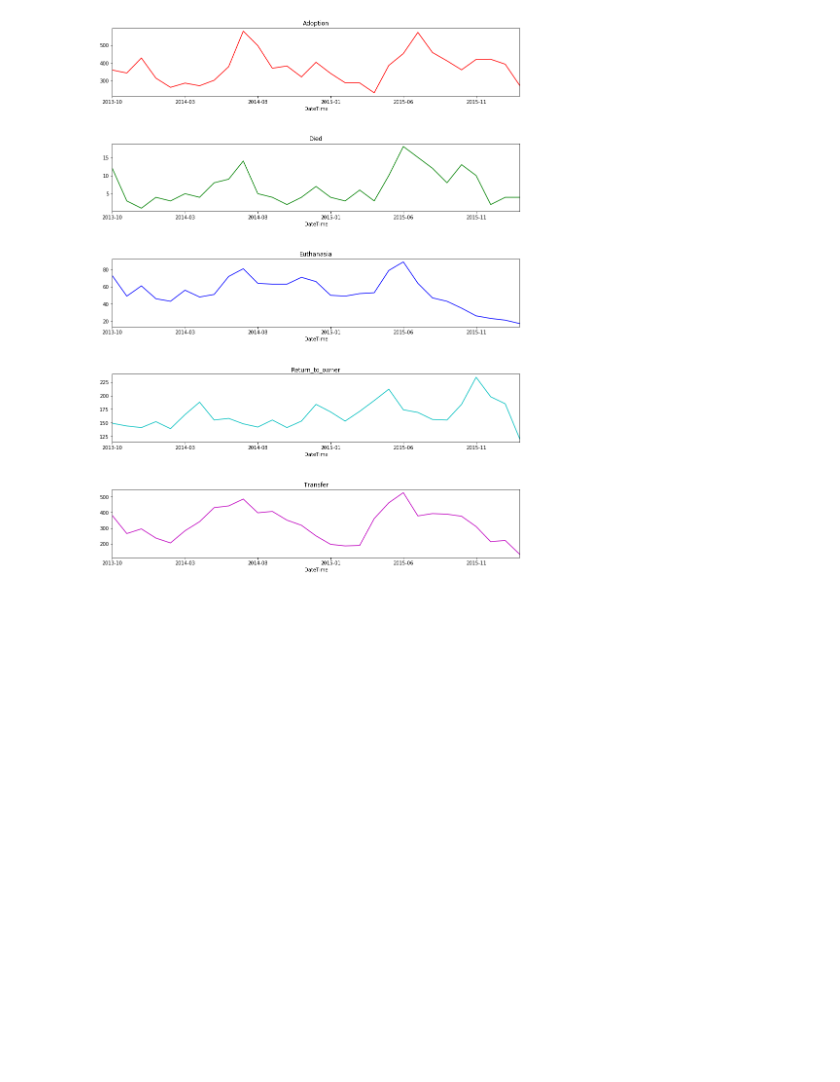
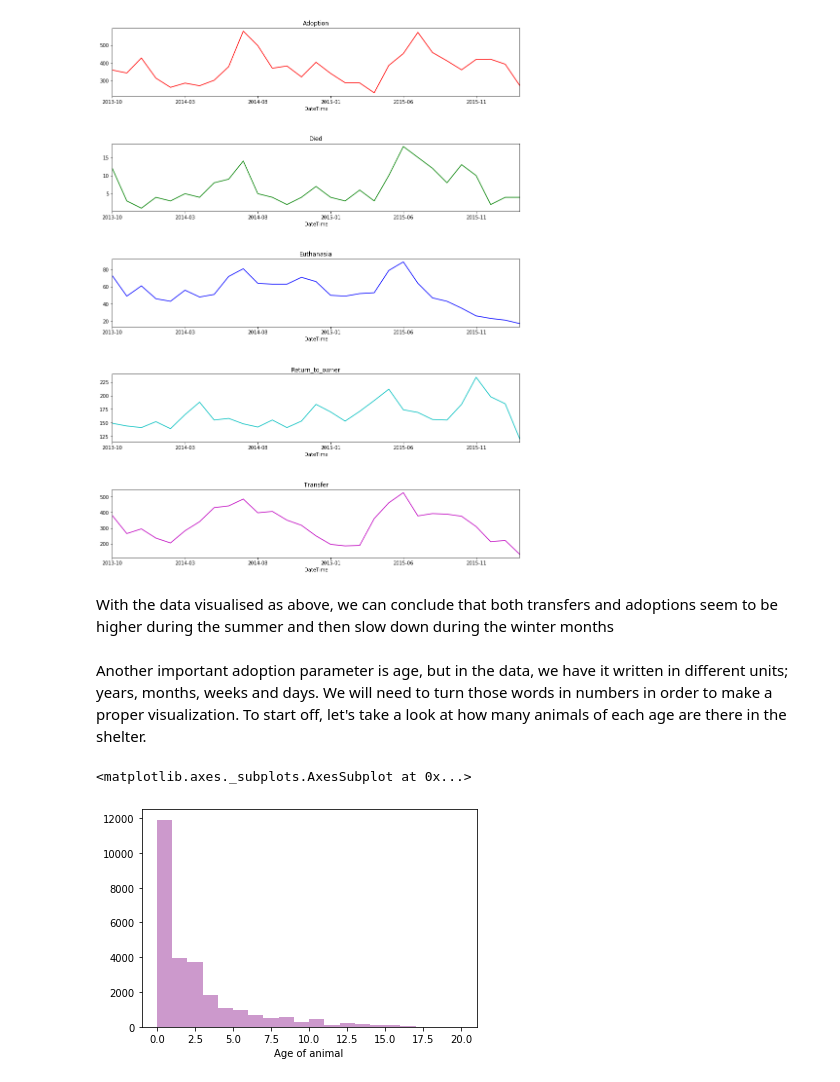
Before and after one commit to Iva-boop/Project, a Jupyter notebook: Project.ipynb, the cells around one changed output. Drawn from its saved outputs; the diff is of its cells as text; code cells hidden in the pictures; blank space fills up the shorter version.

```diff
--- a/Project.ipynb
+++ b/Project.ipynb
@@ -114,3 +111,24 @@ for i, (_, g) in enumerate(df_ym_outcomeGroup):
     g.groupby(df_ym).count().plot(kind="line", color=colors[i])
 # %% [output]
 [figure]
+# %% [markdown]
+With the data visualised as above, we can conclude that both transfers and adoptions seem to be higher during the summer and then slow down during the winter months
+# %% [markdown]
+Another important adoption parameter is age, but in the data, we have it written in different units; years, months, weeks and days. We will need to turn those words in numbers in order to make a proper visualization.
+To start off, let's take a look at how many animals of each age are there in the shelter.
+# %%
+def calc_age_in_years(x):
+    x = str(x)
+    if x == 'nan': return 0
+    age = int(x.split()[0])
+    if x.find('year') > -1: return age
+    if x.find('month')> -1: return age / 12.
+    if x.find('week')> -1: return age / 52.
+    if x.find('day')> -1: return age / 365.
+    else: return 0
+# %%
+df['AgeInYears'] = df.AgeuponOutcome.apply(calc_age_in_years)
+sns.distplot(df.AgeInYears, bins = 20, kde=False, color='purple', axlabel = 'Age of animal')
+# %% [output]
+<matplotlib.axes._subplots.AxesSubplot at 0x...>
+[figure, added]
```
Also changed, not shown: parts of 23 cells of this notebook.
